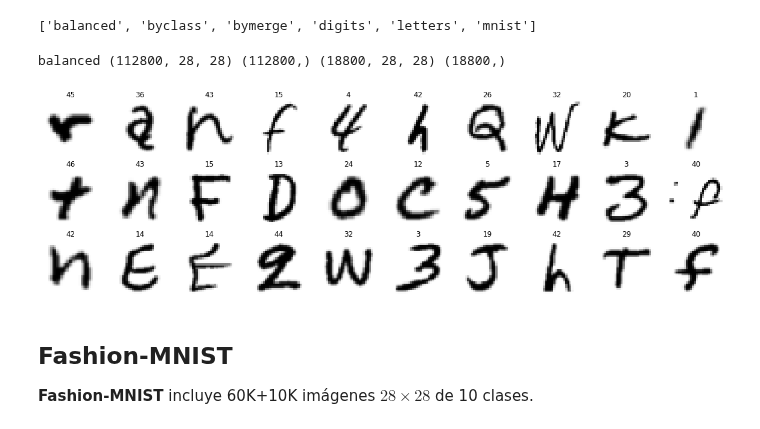
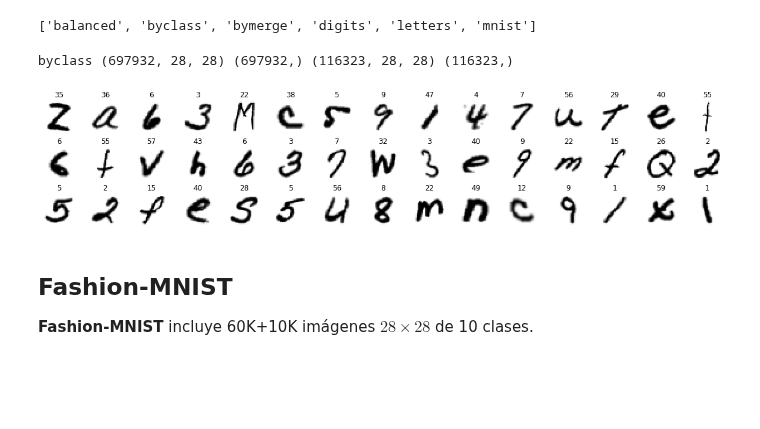
Before and after one commit to AlfonsJ/PML1, a Jupyter notebook: T01 Introducción/1.5 Datos/1.5.1 Algunos conjuntos de imágenes comunes.ipynb, the cells around one changed output. Cells and saved outputs as stored; diff of their text form; code cells hidden in the pictures; blank space fills up the shorter version.

```diff
--- a/T01 Introducción/1.5 Datos/1.5.1 Algunos conjuntos de imágenes comunes.ipynb
+++ b/T01 Introducción/1.5 Datos/1.5.1 Algunos conjuntos de imágenes comunes.ipynb
@@ -5,18 +5,20 @@
 
 **MNIST** consta de 60K+10K imágenes $28\times 28$ ($D=784$) de los 10 dígitos manuscritos.
 # %%
+import numpy as np
 from sklearn.datasets import fetch_openml
 from sklearn.model_selection import train_test_split
 mnist_784_X, mnist_784_y = fetch_openml('mnist_784', version=1, return_X_y=True, as_frame=False)
+mnist_784_X = mnist_784_X.astype(np.float32); mnist_784_y = mnist_784_y.astype(np.uint8)
 x_train, x_test, y_train, y_test  = train_test_split(mnist_784_X, mnist_784_y, test_size=10000, random_state=1)
 print(x_train.shape, y_train.shape, x_test.shape, y_test.shape)
 # %% [output]
 (60000, 784) (60000,) (10000, 784) (10000,)
 # %%
 import matplotlib.pyplot as plt
-nrows = 1; ncols = 10
+nrows = 2; ncols = 15
 _, axs = plt.subplots(nrows=nrows, ncols=ncols, figsize=(16, 16*nrows/ncols), constrained_layout=True)
 for ax, xn, yn in zip(axs.flat, x_train, y_train):
-    ax.set_axis_off(); image = xn.reshape(28, 28); ax.set_title(f"{yn}")
+    ax.set_axis_off(); image = xn.reshape(28, 28); ax.set_title(yn)
     ax.imshow(image, cmap=plt.cm.gray_r, interpolation="none")
 # %% [output]
@@ -32,21 +34,20 @@ list_datasets()
 ['balanced', 'byclass', 'bymerge', 'digits', 'letters', 'mnist']
 # %%
 from emnist import extract_training_samples, extract_test_samples
-dataset = 'balanced'
+dataset = 'byclass'
 X_train, y_train = extract_training_samples(dataset)
 X_test, y_test = extract_test_samples(dataset)
 print(dataset, X_train.shape, y_train.shape, X_test.shape, y_test.shape)
 # %% [output]
-balanced (112800, 28, 28) (112800,) (18800, 28, 28) (18800,)
+byclass (697932, 28, 28) (697932,) (116323, 28, 28) (116323,)
 # %%
 import matplotlib.pyplot as plt
-nrows = 3; ncols = 10
+nrows = 3; ncols = 15
 _, axs = plt.subplots(nrows=nrows, ncols=ncols, figsize=(16, 16*nrows/ncols), constrained_layout=True)
-for ax, xn, yn in zip(axs.flat, X_train, y_train):
-    ax.set_axis_off(); image = xn.reshape(28, 28); ax.set_title(f"{yn}")
-    ax.imshow(image, cmap=plt.cm.gray_r, interpolation="none")
+for ax, x, y in zip(axs.flat, X_train, y_train):
+    ax.set_axis_off(); ax.set_title(f"{y}"); ax.imshow(x, cmap=plt.cm.gray_r, interpolation="none")
 # %% [output]
-[figure, old version]
+[figure, new version]
 # %% [markdown]
 ## Fashion-MNIST
 
```
Also changed, not shown: parts of 1 cell of this notebook.
